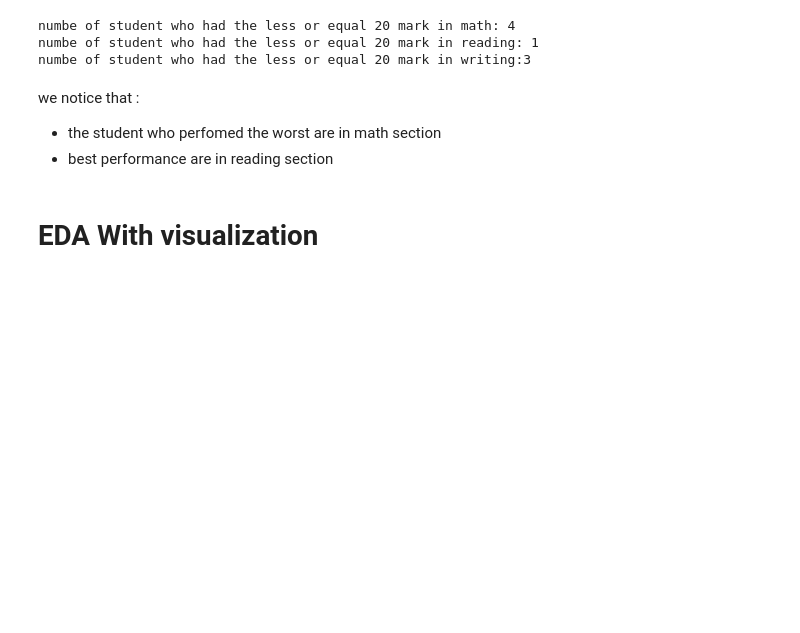
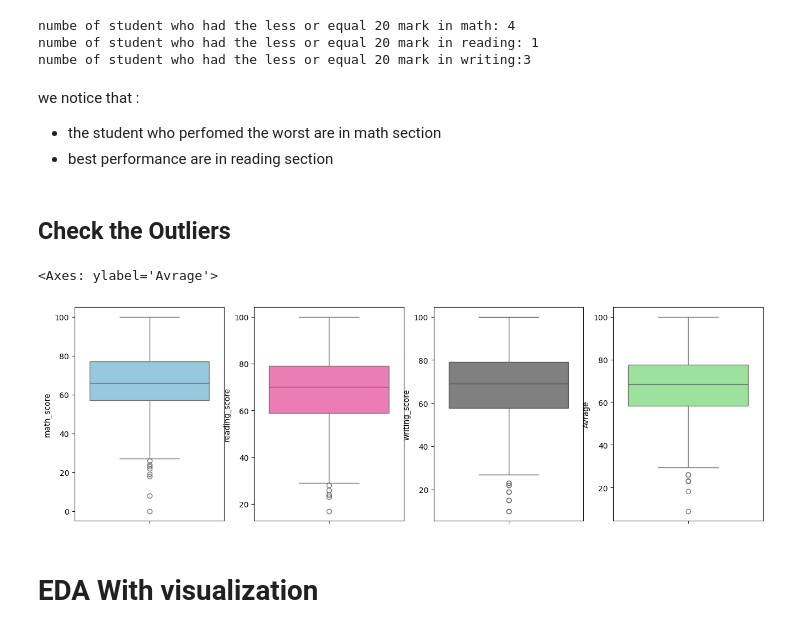
Before and after one commit to AkramMaouche/Full-ML-Project, a Jupyter notebook: Notbook/EDA Student Performance.ipynb, the cells around one changed output. Drawn from its saved outputs; the diff is of its cells as text; code cells hidden in the pictures; blank space fills up the shorter version.

```diff
--- a/Notbook/EDA Student Performance.ipynb
+++ b/Notbook/EDA Student Performance.ipynb
@@ -248,6 +256,21 @@ numbe of student who had the less or equal 20 mark in writing:3
 we notice that :<br>
 * the student who perfomed the worst are in math section
 * best performance are in reading section
+# %% [markdown]
+## Check the Outliers
+# %%
+plt.subplots(1,4,figsize =(16,5))
+plt.subplot(1,4,1)
+sns.boxplot(df['math_score'],color='skyblue')
+plt.subplot(1,4,2)
+sns.boxplot(df['reading_score'],color='hotpink')
+plt.subplot(1,4,3)
+sns.boxplot(df['writing_score'],color='grey')
+plt.subplot(1,4,4)
+sns.boxplot(df['Avrage'],color='lightgreen')
+# %% [output]
+<Axes: ylabel='Avrage'>
+[figure, added]
 # %% [markdown]
 # **EDA With visualization**
 # %% [markdown]
```
Also changed, not shown: parts of 24 cells of this notebook.
